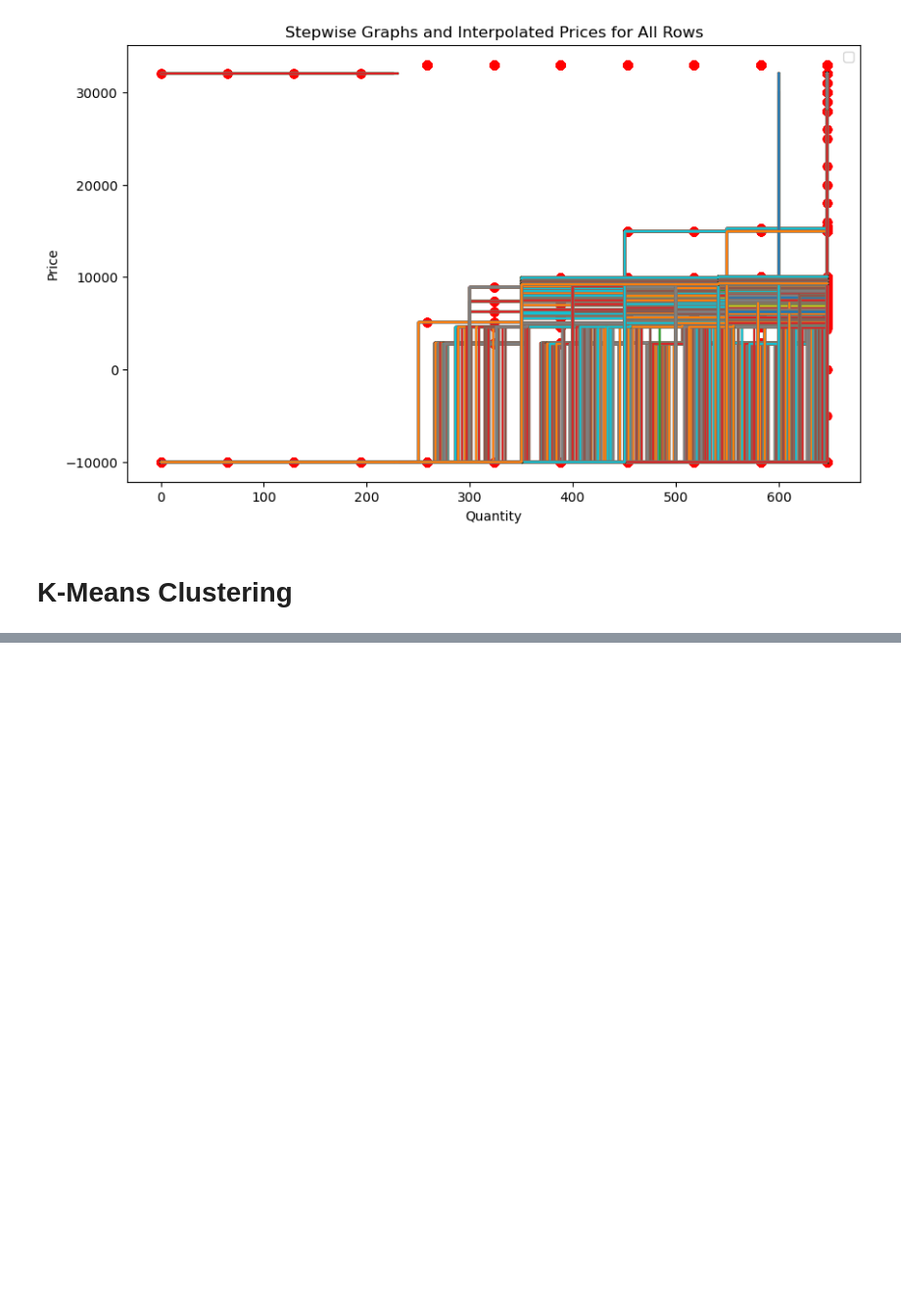
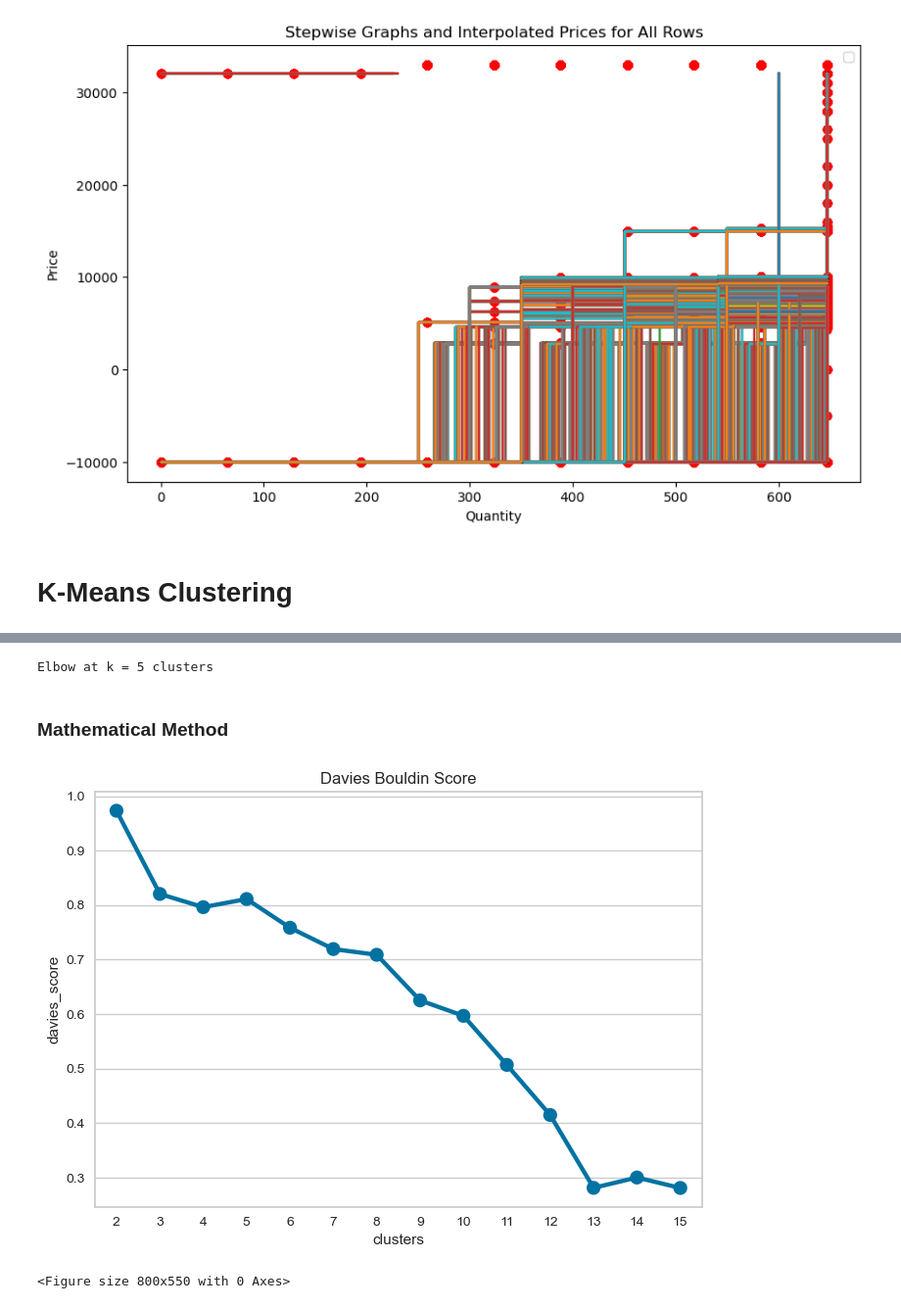
Before and after one commit to gbrosell/maroon-archers, a Jupyter notebook: 01SUAL_G01_clustering.ipynb, the cells around one changed output, grey strips where cells are left out. Shown at 98% size. Drawn from its saved outputs; the diff is of its cells as text; code cells hidden in the pictures; blank space fills up the shorter version.

```diff
--- a/01SUAL_G01_clustering.ipynb
+++ b/01SUAL_G01_clustering.ipynb
@@ -263,0 +363,20 @@ array([[-10000.  , -10000.  , -10000.  , ...,   4638.61,   4638.61,
+# %%
+# Locate the knee or elbow
+cost_kneed = KneeLocator(x = K , y = list(wcss.values()) , S = 1.0 , curve = 'convex' , direction = 'decreasing' , online = True)
+suggested_cluster = cost_kneed.elbow
+print('Elbow at k = {} clusters'.format(suggested_cluster))
+# %% [output]
+Elbow at k = 5 clusters
+# %% [markdown]
+### Mathematical Method
+# %%
+# Create plot for Davies-Bouldin score
+
+plt.title('Davies Bouldin Score')
+plt.xlabel('clusters')
+plt.ylabel('davies_score')
+sns.pointplot(x=list(davies_score.keys()), y=list(davies_score.values()))
+plt.show()
+# %% [output]
+[figure, added]
+<Figure size 800x550 with 0 Axes>
```
Also changed, not shown: parts of 28 cells of this notebook.
